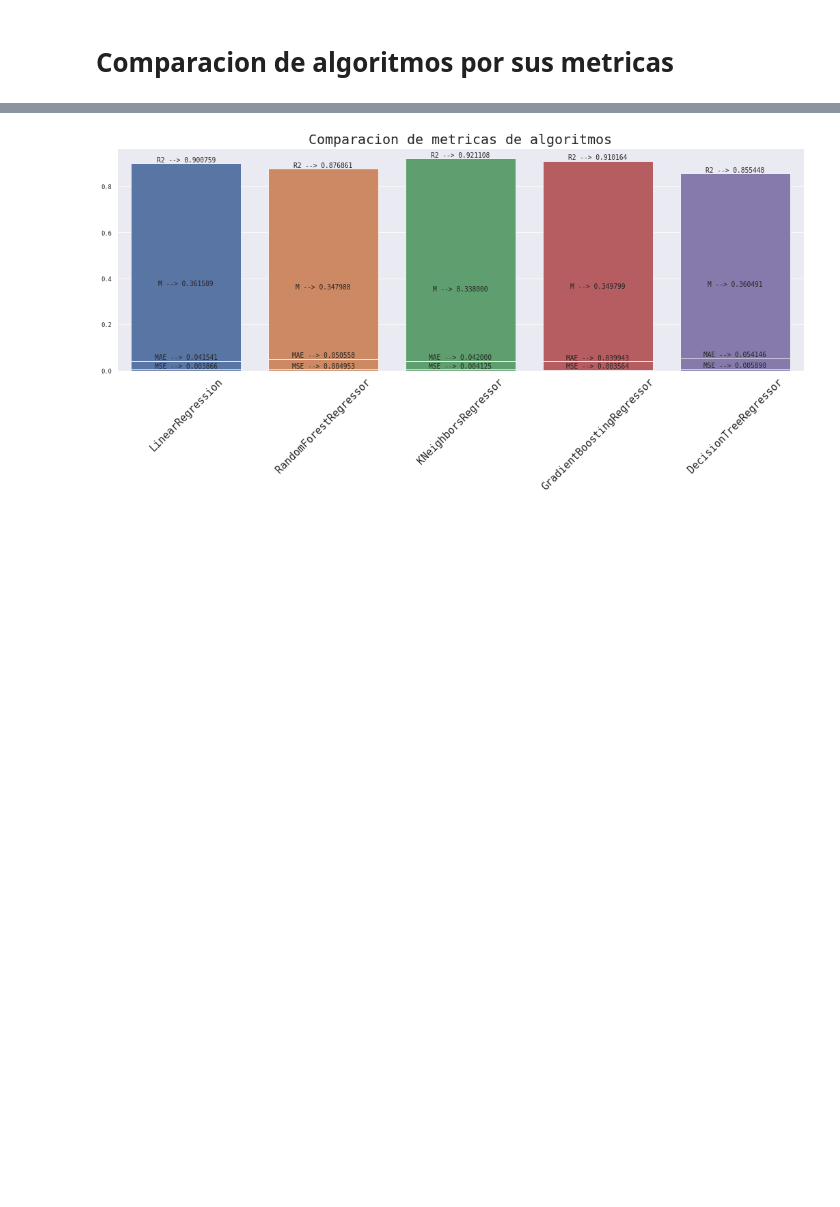
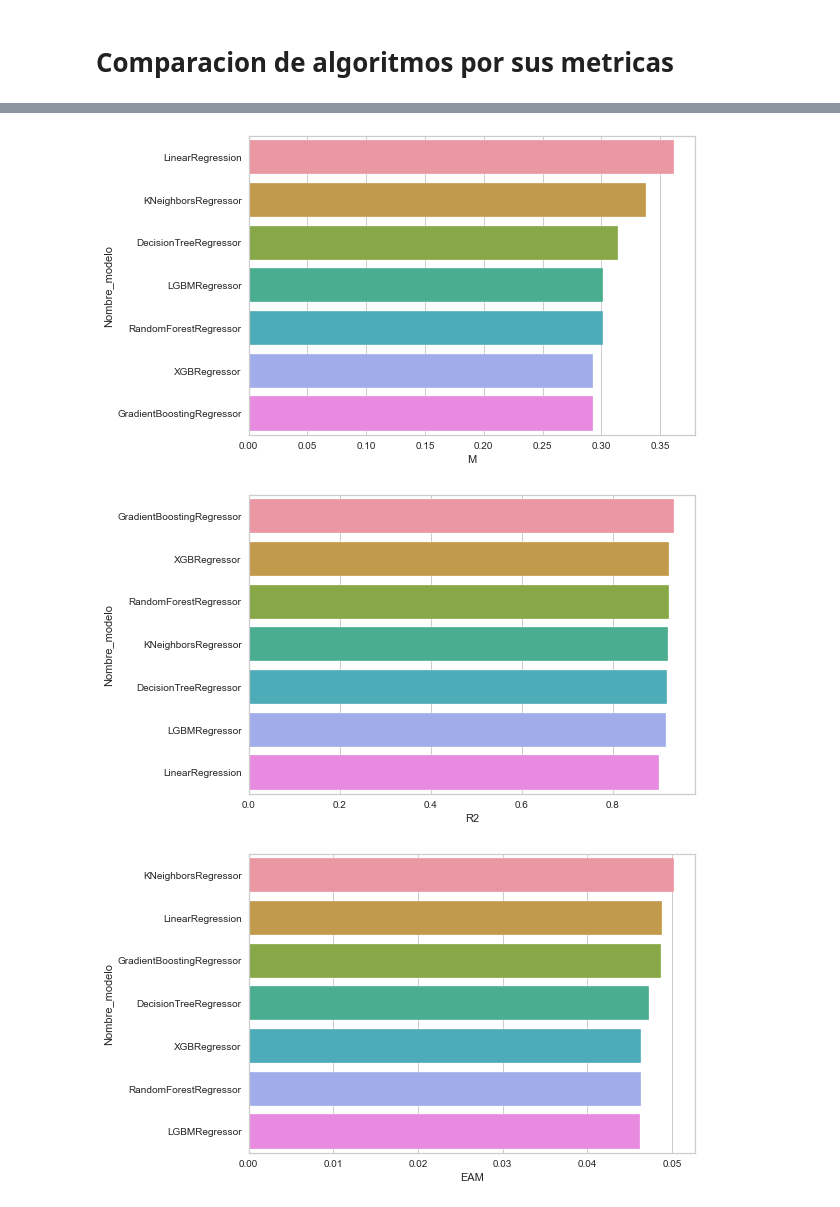
Before and after one commit to 11Feldman/BurnRate, a Jupyter notebook: CompareRegressionAlgorithms.ipynb, the cells around one changed output, grey strips where cells are left out. Drawn from its saved outputs; the diff is of its cells as text; code cells hidden in the pictures; blank space fills up the shorter version.

```diff
--- a/CompareRegressionAlgorithms.ipynb
+++ b/CompareRegressionAlgorithms.ipynb
@@ -313,20 +389,19 @@ df
-# %%
-sns.set(context="paper", font="monospace")
-
-fig, ax = plt.subplots(figsize=(18, 6))
-
-metrics=['M','R2','MAE','MSE','RMSE','RSS']
-
-for i in range(np.max(df.Nombre_modelo.index)):
-    # add the plot
-    sns.barplot(x='Nombre_modelo', y=f'{metrics[i]}', data=df, capsize=0.2, ax=ax)
-    # add the annotation
-    ax.bar_label(ax.containers[-1], fmt=f'{metrics[i]} --> %.6f', label_type='edge')
-    ax.set(ylabel='')
-
-plt.xticks(rotation=45,fontsize=15)
-plt.xlabel('')
-plt.title('Comparacion de metricas de algoritmos',fontsize=20)
-plt.show()
-# %% [output]
-[figure, removed]
+# %%
+metrics=['M','R2','EAM','MAE','MSE','RMSE','EVS']
+
+for i in metrics:
+    _df_ = df[['Nombre_modelo',f'{i}']].sort_values(by=[f'{i}'],ascending=False)
+    sns.barplot(
+        x=f'{i}', y='Nombre_modelo',
+        hue=None, data=_df_,
+        order=None, hue_order=None,
+        estimator=np.mean, ci=95, n_boot=1000, units=None, seed=None,
+        orient=None, color=None, palette=None, saturation=.75,
+        errcolor=".26", errwidth=None, capsize=None, dodge=True,
+        ax=None
+    )
+    plt.show()
+# %% [output]
+[figure, added]
+[figure, added]
+[figure, added]
```
Also changed, not shown: parts of 22 cells of this notebook.
